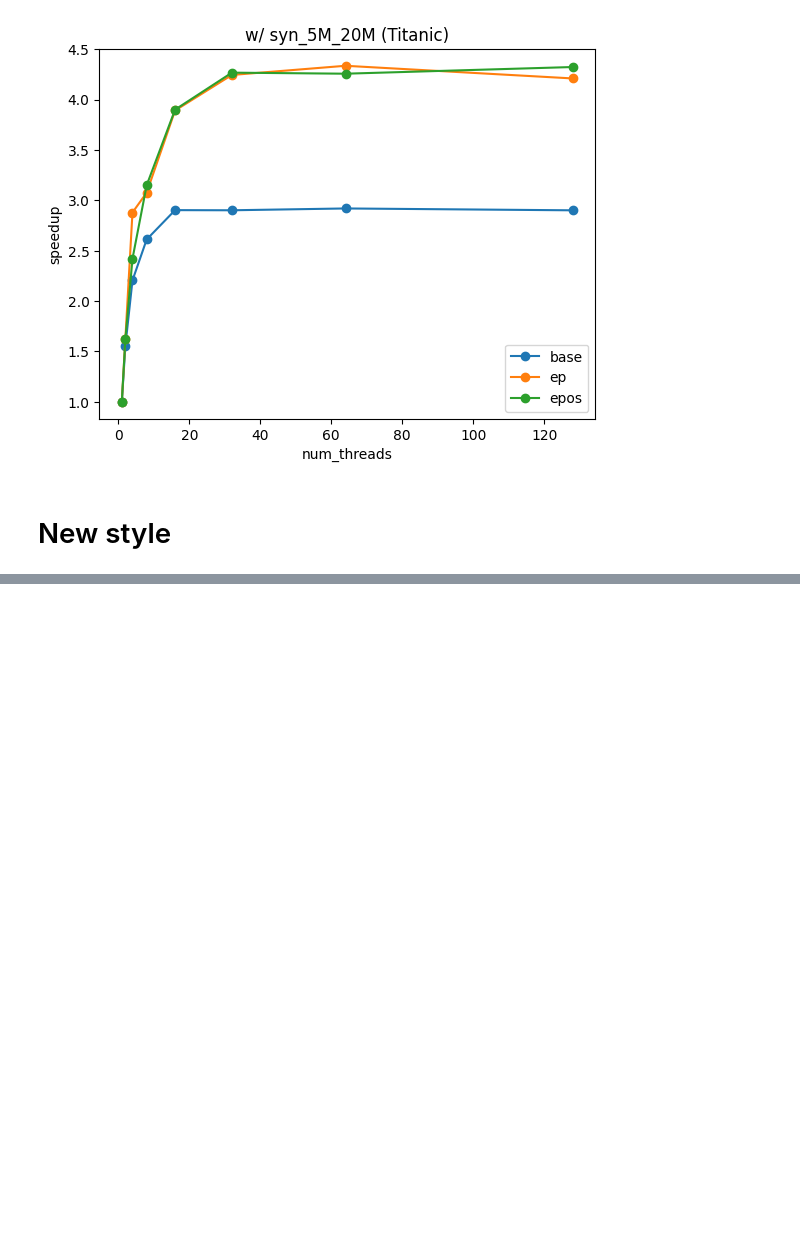
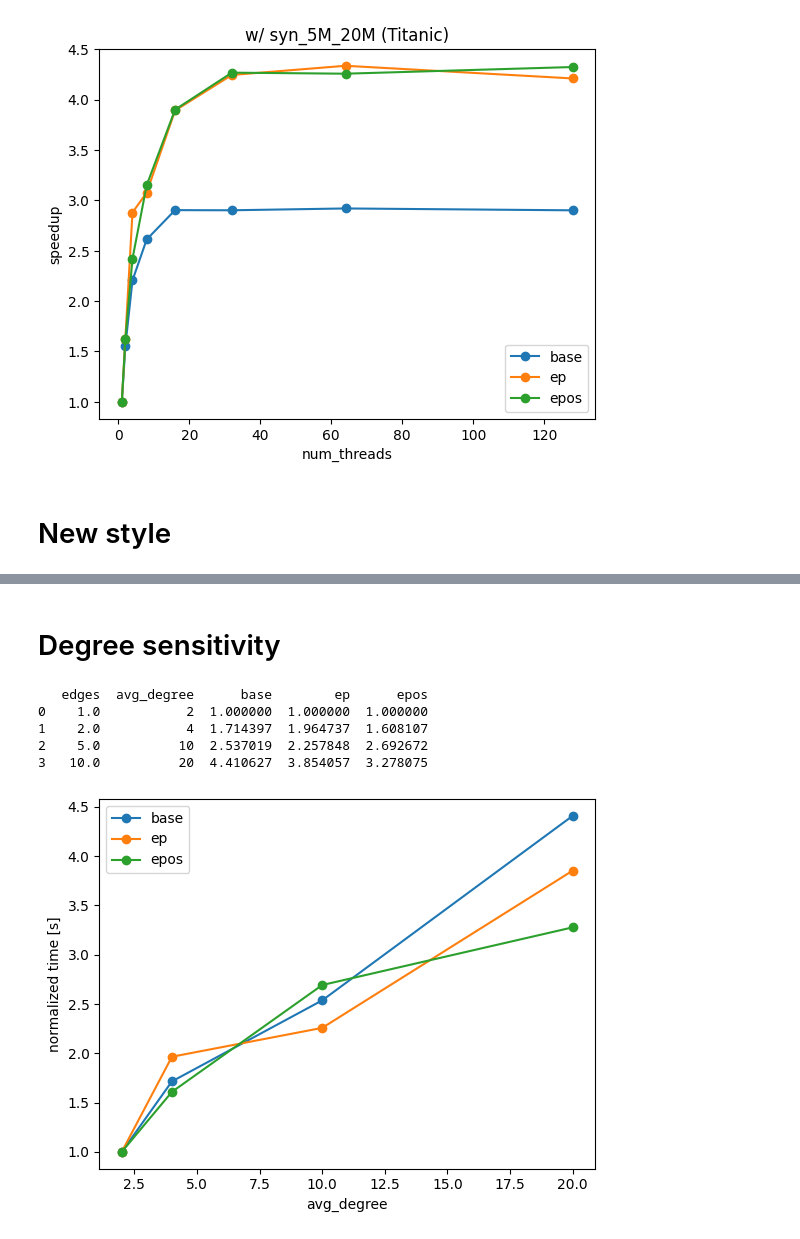
Before and after one commit to dSampietro/Rusty-CRACKER, a Jupyter notebook: plotting/nbk.ipynb, the cells around one changed output, grey strips where cells are left out. Drawn from its saved outputs; the diff is of its cells as text; code cells hidden in the pictures; blank space fills up the shorter version.

```diff
--- a/plotting/nbk.ipynb
+++ b/plotting/nbk.ipynb
@@ -141,0 +181,26 @@ plt.show()
+# %% [markdown]
+# Degree sensitivity
+# %%
+
+info = pd.read_csv("node_sensitivity.csv", comment='%')
+info[["edges"]] = info[["edges"]] / 1_000_000
+info[["base", "ep", "epos"]] = info[["base", "ep", "epos"]] / 1000
+
+cols = ["base", "ep", "epos"]
+#info[cols] = info.iloc[0][cols].div(info[cols])
+info[cols] = info[cols] / info[cols].iloc[0]
+
+#info\
+#    .plot(x="avg_degree", y=["base", "ep", "epos"], ylabel="time [s]", kind="bar", stacked=False, title="")
+
+info\
+    .plot(x="avg_degree", y=["base", "ep", "epos"], ylabel="normalized time [s]", kind="line", marker='o', title="")
+
+print(info)
+# %% [output]
+   edges  avg_degree      base        ep      epos
+0    1.0           2  1.000000  1.000000  1.000000
+1    2.0           4  1.714397  1.964737  1.608107
+2    5.0          10  2.537019  2.257848  2.692672
+3   10.0          20  4.410627  3.854057  3.278075
+[figure, added]
```
Also changed, not shown: parts of 3 cells of this notebook.
